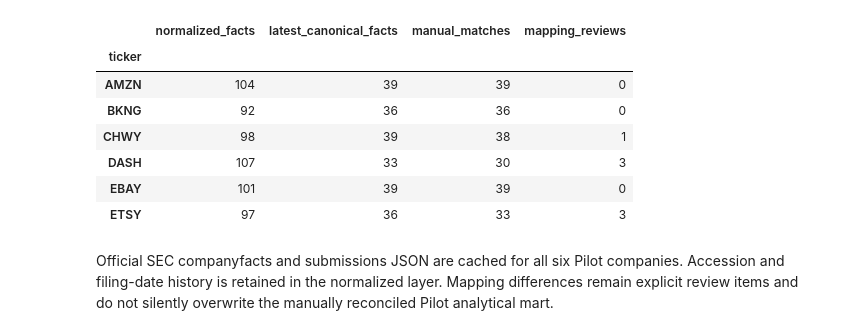
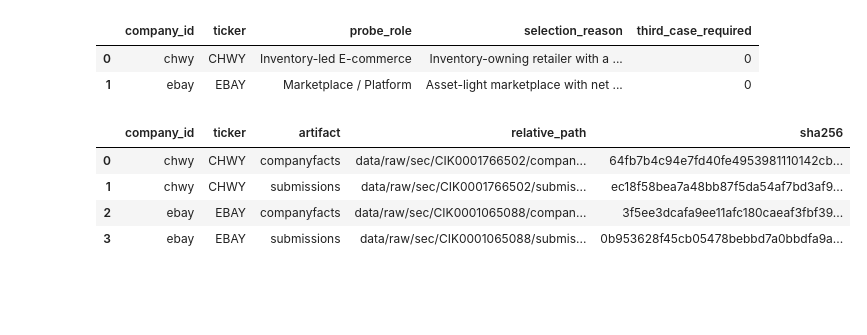
Before and after one commit to yifanwang-mvrk/financial-health-screener, a Jupyter notebook: notebooks/01_source_probe.ipynb, the cells around one changed output. Cells and saved outputs as stored; diff of their text form; code cells hidden in the pictures; blank space fills up the shorter version.

```diff
--- a/notebooks/01_source_probe.ipynb
+++ b/notebooks/01_source_probe.ipynb
@@ -67,19 +14,14 @@ display(concept_map[['canonical_field', 'source_tag', 'sign_multiplier', 'requir
-# %%
-probe = pd.DataFrame({
-    'normalized_facts': facts.groupby('ticker').size(),
-    'latest_canonical_facts': latest.groupby('ticker').size(),
-    'manual_matches': reconciliation.query("reconciliation_status == 'match'").groupby('ticker').size(),
-    'mapping_reviews': reconciliation.query("reconciliation_status == 'review_company_mapping'").groupby('ticker').size(),
-}).fillna(0).astype(int)
-display(probe)
-# %% [output]
-|  | normalized_facts | latest_canonical_facts | manual_matches | mapping_reviews |
-| ticker |  |  |  |  |
-| AMZN | 104 | 39 | 39 | 0 |
-| BKNG | 92 | 36 | 36 | 0 |
-| CHWY | 98 | 39 | 38 | 1 |
-| DASH | 107 | 33 | 30 | 3 |
-| EBAY | 101 | 39 | 39 | 0 |
-| ETSY | 97 | 36 | 33 | 3 |
-# %% [markdown]
-Official SEC companyfacts and submissions JSON are cached for all six Pilot companies. Accession and filing-date history is retained in the normalized layer. Mapping differences remain explicit review items and do not silently overwrite the manually reconciled Pilot analytical mart.
+# %%
+scope = pd.read_csv(ROOT / 'data/reference/a2_probe_scope.csv')
+manifest = pd.read_csv(ROOT / 'data/raw/sec/a2_probe_manifest.csv', dtype={'cik': str})
+display(scope)
+display(manifest[['company_id','ticker','artifact','relative_path','sha256']])
+# %% [output]
+|  | company_id | ticker | probe_role | selection_reason | third_case_required |
+| 0 | chwy | CHWY | Inventory-led E-commerce | Inventory-owning retailer with a ... | 0 |
+| 1 | ebay | EBAY | Marketplace / Platform | Asset-light marketplace with net ... | 0 |
+|  | company_id | ticker | artifact | relative_path | sha256 |
+| 0 | chwy | CHWY | companyfacts | data/raw/sec/CIK0001766502/compan... | 64fb7b4c94e7fd40fe4953981110142cb... |
+| 1 | chwy | CHWY | submissions | data/raw/sec/CIK0001766502/submis... | ec18f58bea7a48bb87f5da54af7bd3af9... |
+| 2 | ebay | EBAY | companyfacts | data/raw/sec/CIK0001065088/compan... | 3f5ee3dcafa9ee11afc180caeaf3fbf39... |
+| 3 | ebay | EBAY | submissions | data/raw/sec/CIK0001065088/submis... | 0b953628f45cb05478bebbd7a0bbdfa9a... |
```
Also changed, not shown: parts of 8 cells of this notebook, 29 other files.
